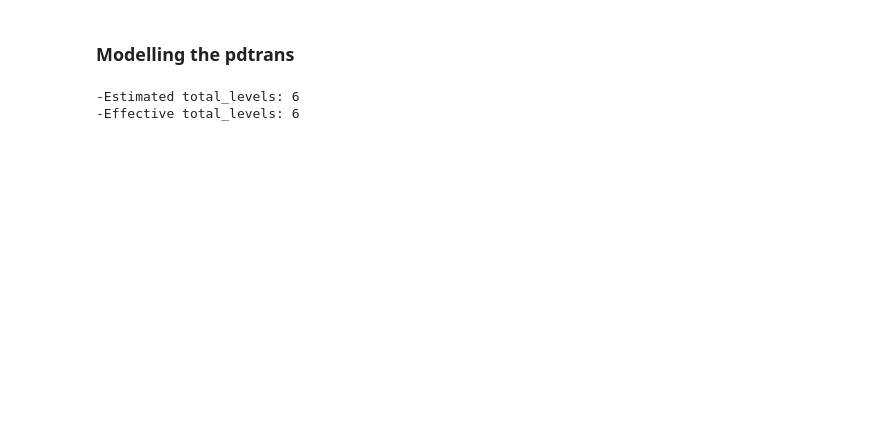
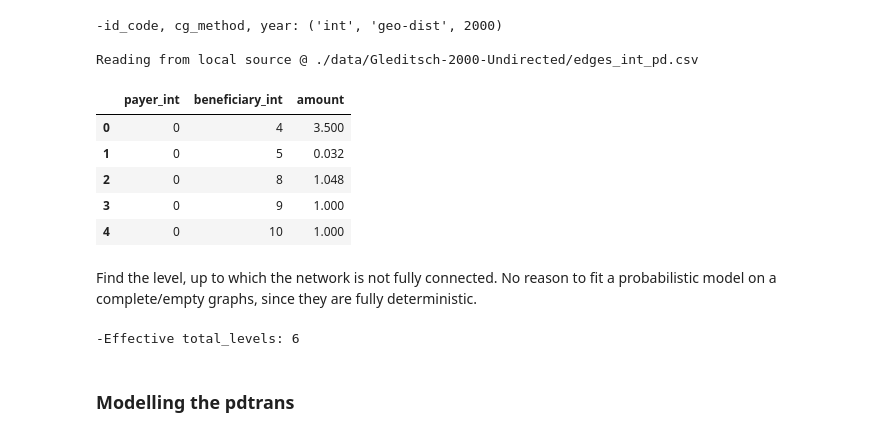
Before and after one commit to RMilock/multi-scale-node-embeddings, a Jupyter notebook: examples/network_reconstruction.ipynb, the cells around one changed output. Saved outputs shown, nothing was run; the diff lists cells and outputs as text; code cells hidden in the pictures; blank space fills up the shorter version.

Commit message:
- node_embeddings and network reconstruction examples are settled up; - amount_euro <-> amount;

```diff
--- a/examples/network_reconstruction.ipynb
+++ b/examples/network_reconstruction.ipynb
@@ -66,2 +1,52 @@ Reading from local source @ /Users/jg25gs/Documents/code_local_files/datasets/Gl
+# %%
+%load_ext autoreload
+%autoreload 2
+
+#display all the results not only the last one
+from IPython.core.interactiveshell import InteractiveShell
+InteractiveShell.ast_node_interactivity = "all"
+
+import numpy as np
+from node_embeddings.graphs.Undirected_Graph import Undirected_Graph
+from node_embeddings.models.Undirected_MSM import Undirected_MSM
+from node_embeddings.utils import dataset_loader as ds
+
+dataset_name = "Gleditsch"
+distance_matrix, lvl_to_nclust = None, None
+
+# note that inside the kwargs there is a copy of the pdtrans
+id_code, cg_method, year = ds.default_4_undirected_paper(dataset_name)
+print(f'-id_code, cg_method, year: {id_code, cg_method, year}',)
+pdtrans, kwargs, total_levels = ds.dataset_loader(dataset_name, id_code = id_code, cg_method = cg_method, year = year)
+
+pdtrans.head()
+# %% [output]
+-id_code, cg_method, year: ('int', 'geo-dist', 2000)
+
+Reading from local source @ ./data/Gleditsch-2000-Undirected/edges_int_pd.csv
+|  | payer_int | beneficiary_int | amount |
+| 0 | 0 | 4 | 3.500 |
+| 1 | 0 | 5 | 0.032 |
+| 2 | 0 | 8 | 1.048 |
+| 3 | 0 | 9 | 1.000 |
+| 4 | 0 | 10 | 1.000 |
+# %% [markdown]
+Find the level, up to which the network is not fully connected. No reason to fit a probabilistic model on a complete/empty graphs, since they are fully deterministic.
+# %%
+for level in np.arange(total_levels):
+
+    # update only the level
+    kwargs.update({"level" : level,})
+
+    # create the Undirected Graph
+    net = Undirected_Graph(**kwargs)
+
+    # the network is complete when all the entries of the adj mat are ones
+    if net.bin_adj.sum() == net.bin_adj.size:
+        total_levels = level
+
+print(f'-Effective total_levels: {total_levels}',)
+# %% [output]
+-Effective total_levels: 6
 # %% [markdown]
 ### Modelling the pdtrans
@@ -82,15 +52,0 @@ elif ssm_repr == "LPCA":
-# %%
-print(f'-Estimated total_levels: {total_levels}',)
-for level in np.arange(total_levels):
-	kwargs.update({
-				"level" : level,
-				})
-	net = Undirected_Graph(**kwargs)
-	if net.bin_adj.sum() == net.bin_adj.size:
-		total_levels = level
-
-	# if level == 2: break
-print(f'-Effective total_levels: {total_levels}',)
-# %% [output]
--Estimated total_levels: 6
--Effective total_levels: 6
```
Also changed, not shown: parts of 11 cells of this notebook, 8 other files.
